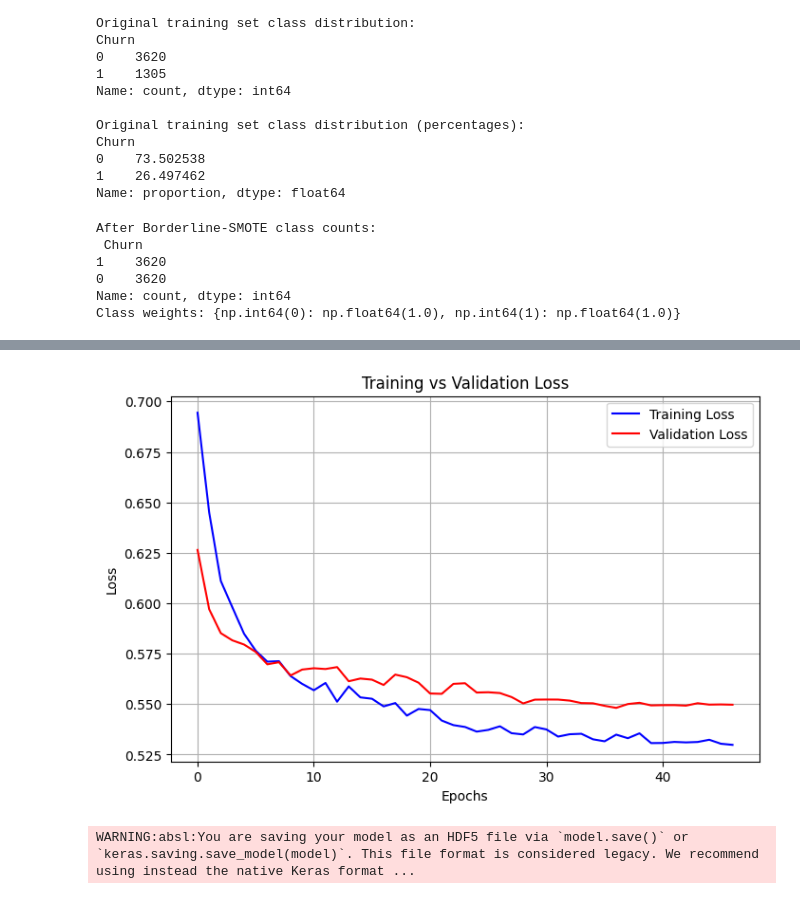
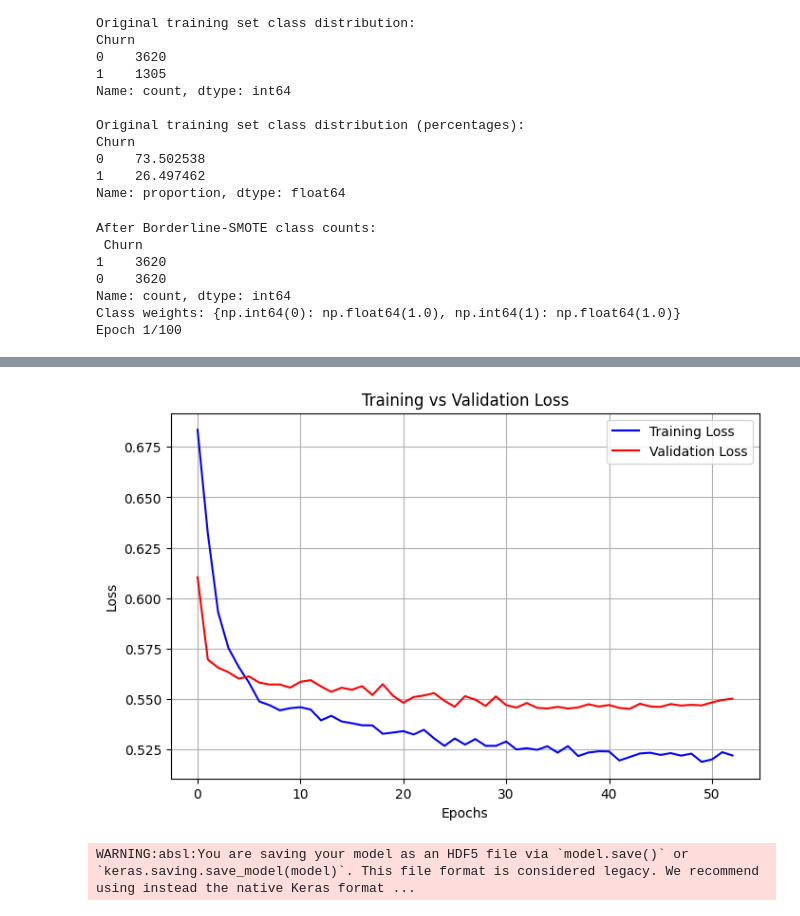
Before and after one commit to Kavishka2401/CustomerChurnPredictionSystem, a Jupyter notebook: Final_NN_Model.ipynb, the cells around one changed output, grey strips where cells are left out. Cells and saved outputs as stored; diff of their text form; code cells hidden in the pictures.

Commit message:
Updated model

```diff
--- a/Final_NN_Model.ipynb
+++ b/Final_NN_Model.ipynb
@@ -165,17 +165,17 @@ model.add(tf.keras.layers.Dense(
     units=32,
     activation='relu',
     input_shape=(X_train_res.shape[1],),
-    kernel_regularizer=l2(0.001)
+    kernel_regularizer=l2(0.0005)
 ))
-model.add(tf.keras.layers.Dropout(0.3, seed=SEED))
+model.add(tf.keras.layers.Dropout(0.2, seed=SEED))
 
 # Second hidden layer
 model.add(tf.keras.layers.Dense(
     units=16,
     activation='relu',
-    kernel_regularizer=l2(0.001)  # L2 regularization
+    kernel_regularizer=l2(0.0005)
 ))
-model.add(tf.keras.layers.Dropout(0.3, seed=SEED))
+model.add(tf.keras.layers.Dropout(0.2, seed=SEED))
 
 # Output layer
 model.add(Dense(units=1, activation='sigmoid'))
@@ -221,6 +221,7 @@ history = model.fit(
     batch_size=32,
     validation_data=(X_val, y_val),
     callbacks=[early_stop, reduce_lr],
+    class_weight=class_weight_dict,
     verbose=1
 )
 
@@ -283,3 +284,4 @@ After Borderline-SMOTE class counts:
 0    3620
 Name: count, dtype: int64
 Class weights: {np.int64(0): np.float64(1.0), np.int64(1): np.float64(1.0)}
+Epoch 1/100
@@ -303,4 +305,4 @@ Confusion Matrix:
-[figure, old version]
+[figure, new version]
 # %%
 # Save the entire model
 # Define path in your Google Drive
```
Also changed, not shown: parts of 5 cells of this notebook.
